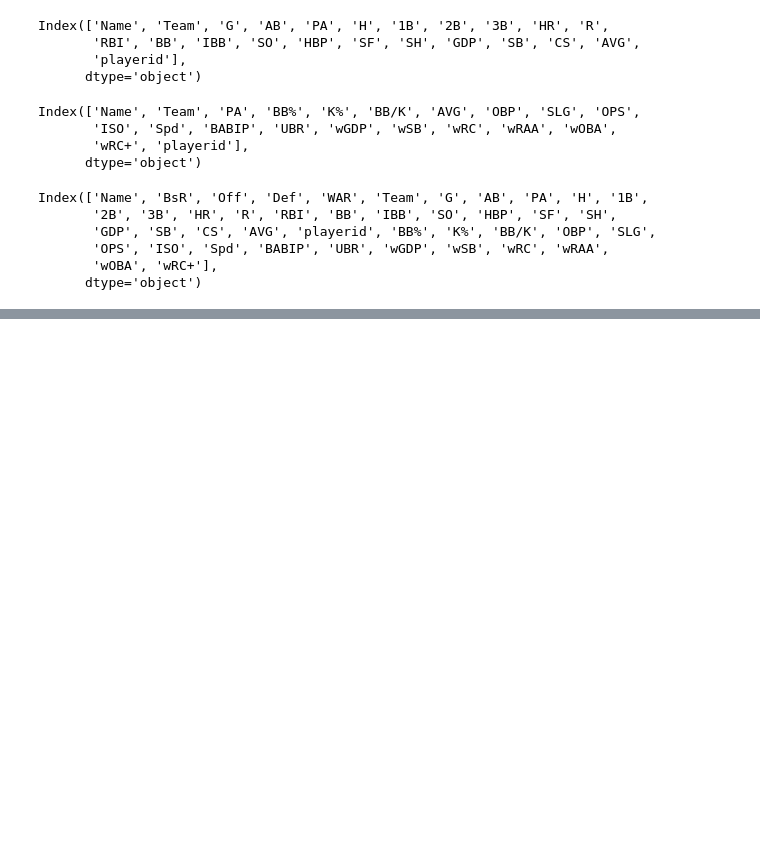
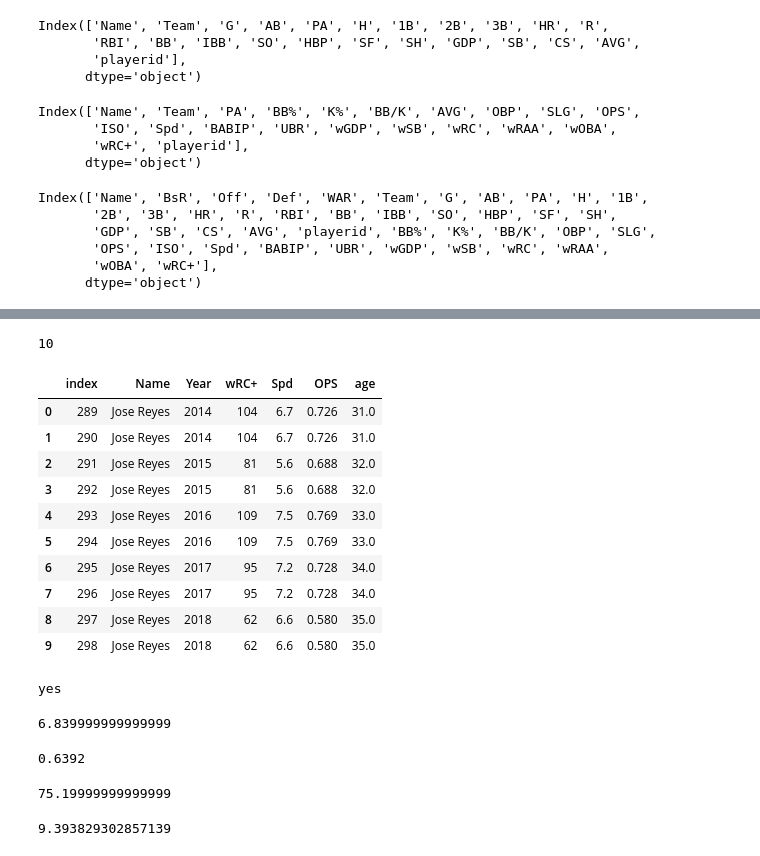
Before and after one commit to aurbanski/SabermetricsFinal, a Jupyter notebook: Python/Untitled.ipynb, the cells around one changed output, grey strips where cells are left out. Saved outputs shown, nothing was run; the diff lists cells and outputs as text; code cells hidden in the pictures; blank space fills up the shorter version.

```diff
--- a/Python/Untitled.ipynb
+++ b/Python/Untitled.ipynb
@@ -228,0 +210,6 @@ len(battingAll)
+# %%
+# so... i'll start by calculating this stat for a single offensive player.
+# Let's do Tim Anderson
+
+timA = battingAll.loc[battingAll["Name"] == "Jose Reyes", ['Name','Year','wRC+', 'Spd', 'OPS', 'age']]
+timA
@@ -228,0 +228,48 @@ len(battingAll)
+# %%
+#fix index so they're not random
+timA = timA.reset_index()
+# %%
+# find number of rows in df
+rowCount = len(timA.index)
+rowCount
+# %% [output]
+10
+# %%
+timA
+# %% [output]
+|  | index | Name | Year | wRC+ | Spd | OPS | age |
+| 0 | 289 | Jose Reyes | 2014 | 104 | 6.7 | 0.726 | 31.0 |
+| 1 | 290 | Jose Reyes | 2014 | 104 | 6.7 | 0.726 | 31.0 |
+| 2 | 291 | Jose Reyes | 2015 | 81 | 5.6 | 0.688 | 32.0 |
+| 3 | 292 | Jose Reyes | 2015 | 81 | 5.6 | 0.688 | 32.0 |
+| 4 | 293 | Jose Reyes | 2016 | 109 | 7.5 | 0.769 | 33.0 |
+| 5 | 294 | Jose Reyes | 2016 | 109 | 7.5 | 0.769 | 33.0 |
+| 6 | 295 | Jose Reyes | 2017 | 95 | 7.2 | 0.728 | 34.0 |
+| 7 | 296 | Jose Reyes | 2017 | 95 | 7.2 | 0.728 | 34.0 |
+| 8 | 297 | Jose Reyes | 2018 | 62 | 6.6 | 0.580 | 35.0 |
+| 9 | 298 | Jose Reyes | 2018 | 62 | 6.6 | 0.580 | 35.0 |
+# %%
+if (rowCount > 3):
+    print('yes')
+# %% [output]
+yes
+# %%
+nySpeed = .6*timA['Spd'][rowCount-2] + .3*timA['Spd'][rowCount-3] + .1*timA['Spd'][rowCount-4]
+nySpeed
+# %% [output]
+6.839999999999999
+# %%
+nyOPS = .6*timA['OPS'][rowCount-2] + .3*timA['OPS'][rowCount-3] + .1*timA['OPS'][rowCount-4]
+nyOPS
+# %% [output]
+0.6392
+# %%
+nywRC = .6*timA['wRC+'][rowCount-2] + .3*timA['wRC+'][rowCount-3] + .1*timA['wRC+'][rowCount-4]
+nywRC
+# %% [output]
+75.19999999999999
+# %%
+UvCtimA = nySpeed * nyOPS * nywRC * (1/timA['age'][rowCount-1])
+UvCtimA
+# %% [output]
+9.393829302857139
```
Also changed, not shown: parts of 18 cells of this notebook.
